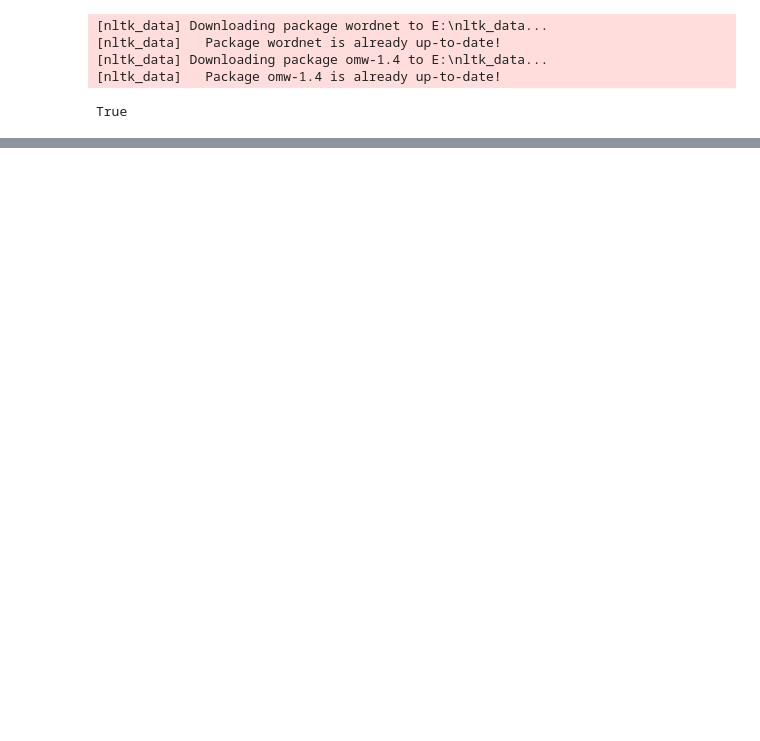
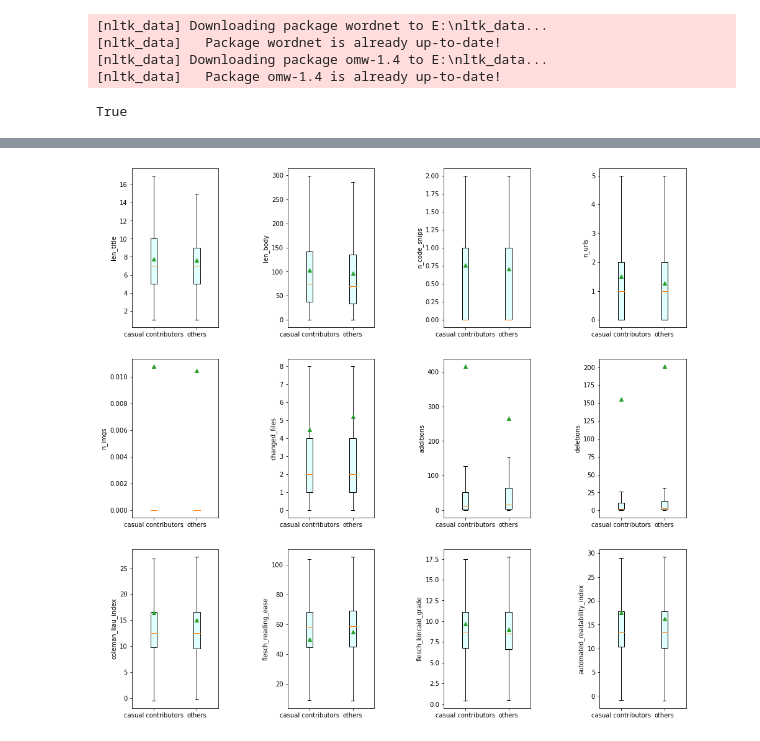
Before and after one commit to dune0310421/GFI-test-new, a Jupyter notebook: dataProcessing1/Analysis1.ipynb, the cells around one changed output, grey strips where cells are left out. Drawn from its saved outputs; the diff is of its cells as text; code cells hidden in the pictures; blank space fills up the shorter version.

```diff
--- a/dataProcessing1/Analysis1.ipynb
+++ b/dataProcessing1/Analysis1.ipynb
@@ -103,3 +111,24 @@ automated_readability_index    MannwhitneyuResult(statistic=21926032.0, pvalue=0
+# %%
+fig, ax_array = plt.subplots(nrows=3, ncols=4, figsize=(16, 16), sharey=False)
+
+i = 0
+labels = ['casual contributors', 'others']
+for ax_lst in ax_array:
+    for ax in ax_lst:
+        a = ax.boxplot([otc_iss[metrics[i]],notc_iss[metrics[i]]],
+                       patch_artist=True,
+                       boxprops={'facecolor':'#e0ffff'},
+                       showmeans=True,
+                       showfliers = False,
+                       labels=labels)
+        ax.set_ylabel(metrics[i])
+        i+=1
+
+# plt.xticks(np.arange(0, len(labels)), labels)
+plt.subplots_adjust(wspace=0.8)
+plt.show()
+# %% [output]
+[figure, added]
 # %%
 list(map(
     lambda x: (x[0], x[1] / len(otc_iss)),
```
Also changed, not shown: parts of 62 cells of this notebook, 19 other files.
